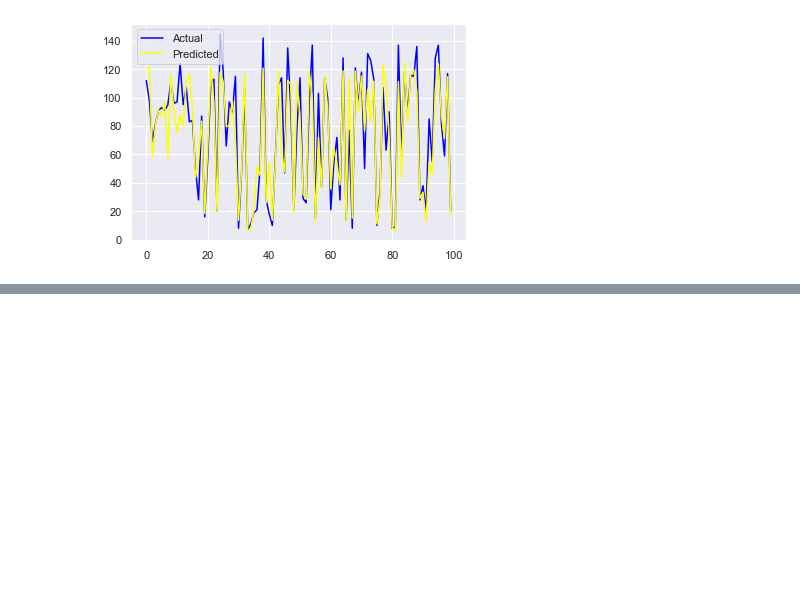
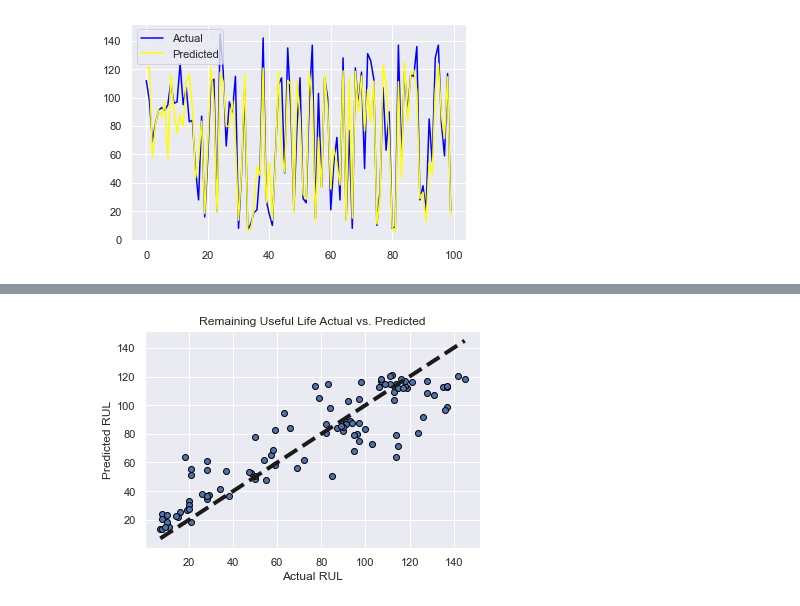
Before and after one commit to mbarekeya/Engines-Data, a Jupyter notebook: (PolynomialFeatures + SelectFromModel feature) selection.ipynb, the cells around one changed output, grey strips where cells are left out. Drawn from its saved outputs; the diff is of its cells as text; code cells hidden in the pictures; blank space fills up the shorter version.

```diff
--- a/(PolynomialFeatures + SelectFromModel feature) selection.ipynb
+++ b/(PolynomialFeatures + SelectFromModel feature) selection.ipynb
@@ -242,0 +255,17 @@ plt.show()
+# %%
+# tune the model
+my_alpha = [.5, .75, .9]
+my_n_estimators= [500]
+my_learning_rate = [0.005, .01]
+my_max_depth = [4, 5, 6]
+# run the model using gridsearch, select the model with best search
+from sklearn.model_selection import GridSearchCV
+optimized_gb = GridSearchCV(estimator=pipeline
+                            , cv=cv
+                            , param_grid =dict(model__max_depth = my_max_depth, model__n_estimators = my_n_estimators,
+                                              model__learning_rate = my_learning_rate, model__alpha = my_alpha)
+                            , scoring = 'neg_mean_squared_error'
+                            , verbose = 1
+                            , n_jobs = -1
+                           )
+optimized_gb.fit(X_train_transformed[:, select_features.get_support()], y_train)
@@ -242,0 +283,9 @@ plt.show()
+# %%
+# show the best model estimators
+print(optimized_gb.best_estimator_)
+# evaluate metrics on holdout
+from sklearn.metrics import mean_squared_error, mean_absolute_error, r2_score
+y_pred = optimized_gb.predict(X_test_transformed[:, select_features.get_support()])
+print("Gradient Boosting Mean Squared Error: ", mean_squared_error(y_test, y_pred))
+print("Gradient Boosting Mean Absolute Error: ", mean_absolute_error(y_test, y_pred))
+print("Gradient Boosting r-squared: ", r2_score(y_test, y_pred))
@@ -242,0 +300,11 @@ plt.show()
+# %%
+# plot actual vs predicted Remaining Useful Life for the best model (GBM)
+fig, ax = plt.subplots()
+ax.scatter(y_test, y_pred, edgecolors=(0, 0, 0))
+ax.plot([y_test.min(), y_test.max()], [y_test.min(), y_test.max()], 'k--', lw=4)
+ax.set_xlabel('Actual RUL')
+ax.set_ylabel('Predicted RUL')
+ax.set_title('Remaining Useful Life Actual vs. Predicted')
+plt.show()
+# %% [output]
+[figure, added]
```
Also changed, not shown: parts of 13 cells of this notebook.
